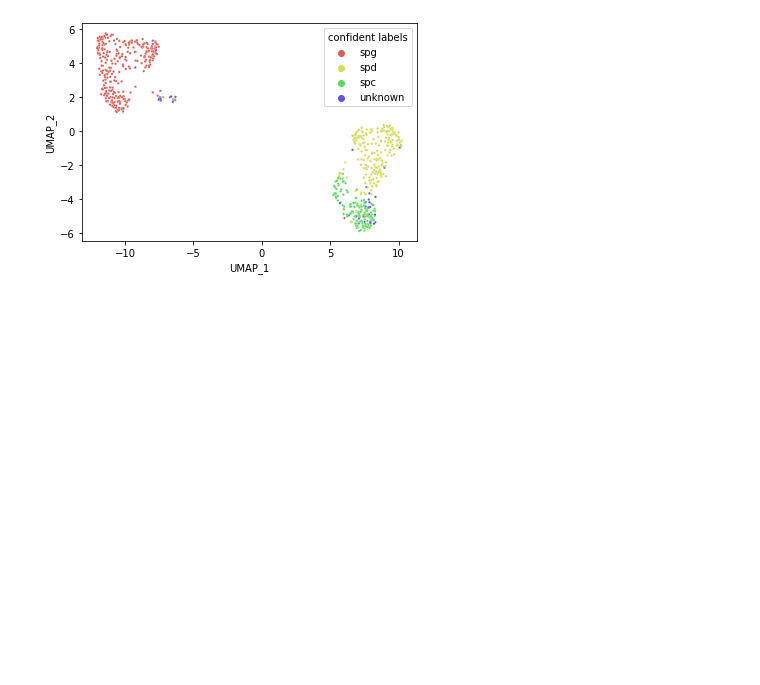
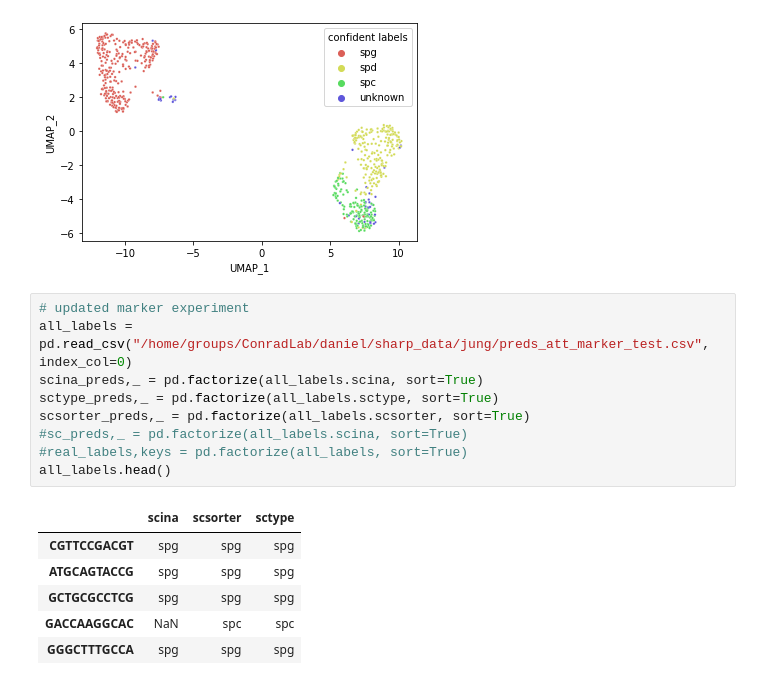
Before and after one commit to lewinsohndp/scSHARP, a Jupyter notebook: jung_results.ipynb, the cells around one changed output. Cells and saved outputs as stored; diff of their text form; blank space fills up the shorter version.

```diff
--- a/jung_results.ipynb
+++ b/jung_results.ipynb
@@ -444,3 +444,19 @@ sns.scatterplot(data=umap_embedding, x="UMAP_1", y="UMAP_2", hue="confident labe
 # %% [output]
 <AxesSubplot:xlabel='UMAP_1', ylabel='UMAP_2'>
 [figure]
+# %%
+# updated marker experiment
+all_labels = pd.read_csv("/home/groups/ConradLab/daniel/sharp_data/jung/preds_att_marker_test.csv", index_col=0)
+scina_preds,_ = pd.factorize(all_labels.scina, sort=True)
+sctype_preds,_ = pd.factorize(all_labels.sctype, sort=True)
+scsorter_preds,_ = pd.factorize(all_labels.scsorter, sort=True)
+#sc_preds,_ = pd.factorize(all_labels.scina, sort=True)
+#real_labels,keys = pd.factorize(all_labels, sort=True)
+all_labels.head()
+# %% [output]
+|  | scina | scsorter | sctype |
+| CGTTCCGACGT | spg | spg | spg |
+| ATGCAGTACCG | spg | spg | spg |
+| GCTGCGCCTCG | spg | spg | spg |
+| GACCAAGGCAC | NaN | spc | spc |
+| GGGCTTTGCCA | spg | spg | spg |
```
Also changed, not shown: parts of 15 cells of this notebook, 11 other files.
